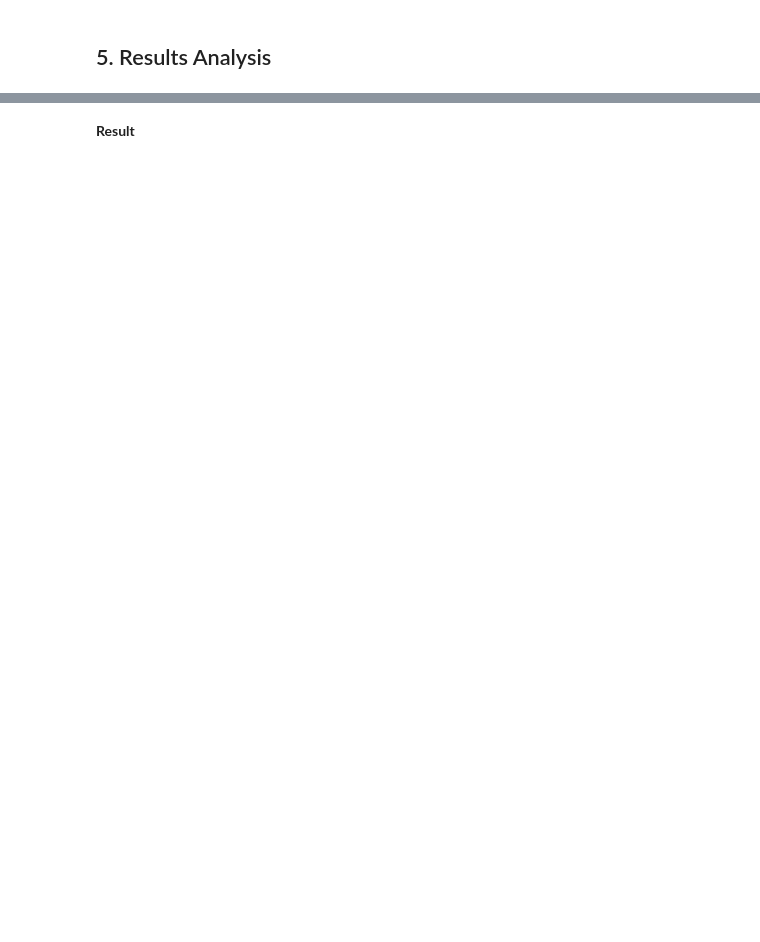
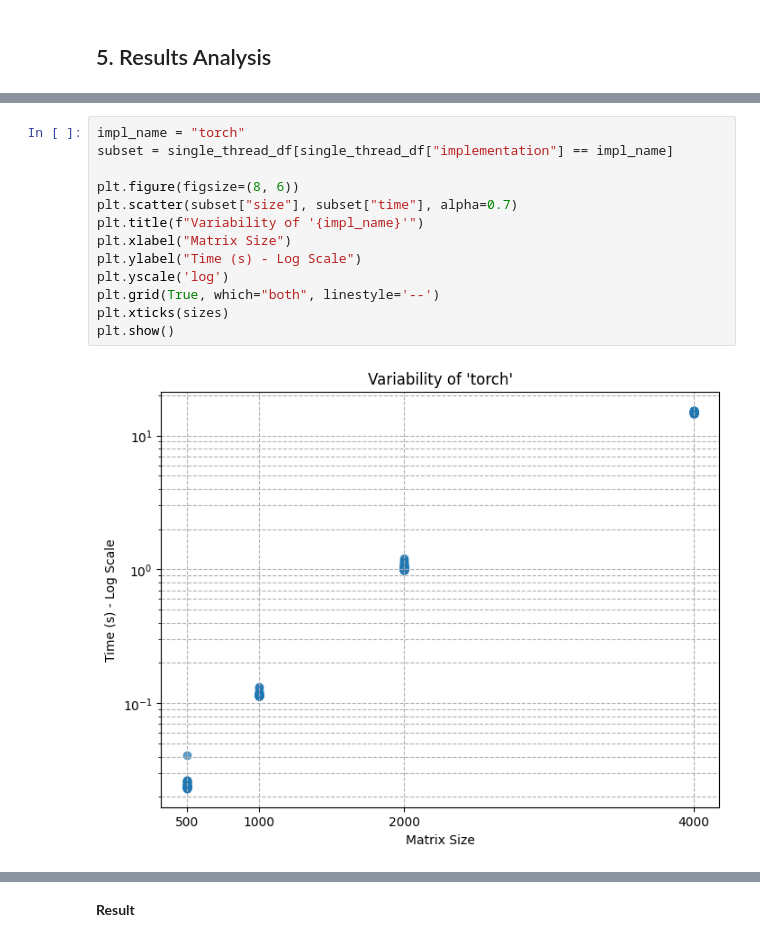
Before and after one commit to SothiKhorn019/cu-nswi131-svd-benchmark, a Jupyter notebook: report.ipynb, the cells around one changed output, grey strips where cells are left out. Drawn from its saved outputs; the diff is of its cells as text; blank space fills up the shorter version.

```diff
--- a/report.ipynb
+++ b/report.ipynb
@@ -97,0 +138,15 @@ All results will be reported with clear graphs and tables to highlight trade-off
+# %%
+impl_name = "torch"
+subset = single_thread_df[single_thread_df["implementation"] == impl_name]
+
+plt.figure(figsize=(8, 6))
+plt.scatter(subset["size"], subset["time"], alpha=0.7)
+plt.title(f"Variability of '{impl_name}'")
+plt.xlabel("Matrix Size")
+plt.ylabel("Time (s) - Log Scale")
+plt.yscale('log')
+plt.grid(True, which="both", linestyle='--')
+plt.xticks(sizes)
+plt.show()
+# %% [output]
+[figure, added]
```
Also changed, not shown: parts of 50 cells of this notebook, 44 other files.
